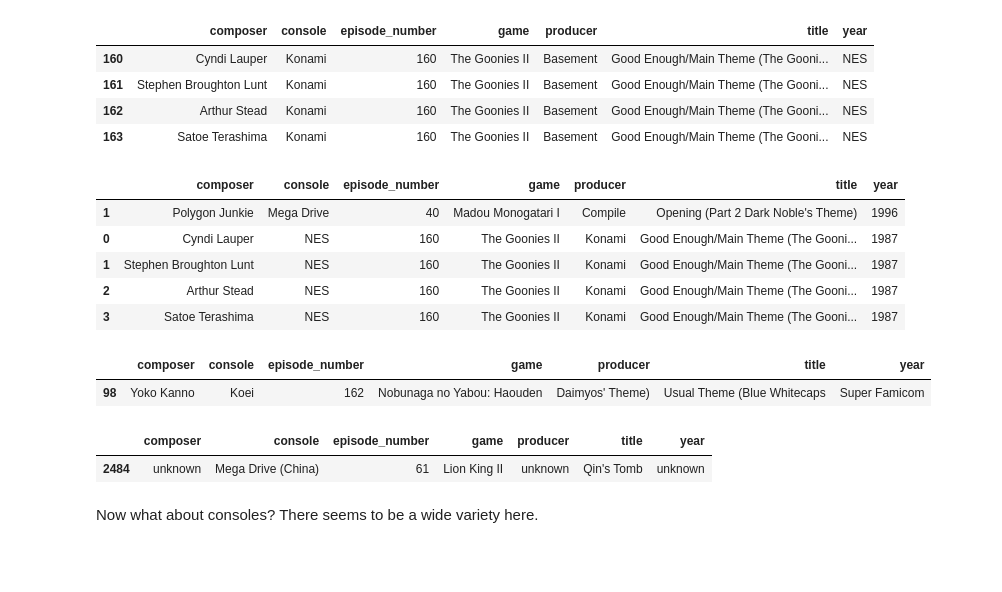
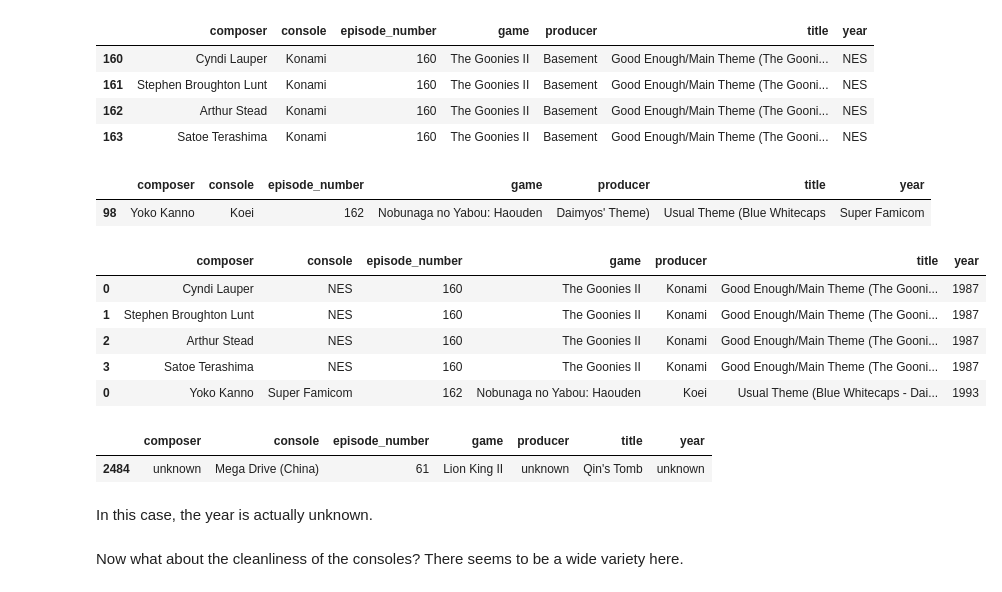
Before and after one commit to sfingram/lmh-analysis, a Jupyter notebook: LMH Analysis.ipynb, the cells around one changed output. Saved outputs shown, nothing was run; the diff lists cells and outputs as text; code cells hidden in the pictures; blank space fills up the shorter version.

Commit message:
Finished cleaning the data.

```diff
--- a/LMH Analysis.ipynb
+++ b/LMH Analysis.ipynb
@@ -273,7 +273,7 @@ HTML(clean_tracks_df[clean_tracks_df['year'].str.lower()=='nes'].to_html())
 | 162 | Arthur Stead | Konami | 160 | The Goonies II | Basement | Good Enough/Main Theme (The Gooni... | NES |
 | 163 | Satoe Terashima | Konami | 160 | The Goonies II | Basement | Good Enough/Main Theme (The Gooni... | NES |
 # %%
-clean_tracks_df = clean_tracks_df[clean_tracks_df['year'].str.lower()!='mega drive']
+clean_tracks_df = clean_tracks_df[clean_tracks_df['year'].str.lower()!='nes']
 goonies_tracks = [{'composer': u'Cyndi Lauper',
                     'console': u'NES',
                     'episode_number': u'160',
@@ -304,20 +304,33 @@ goonies_tracks = [{'composer': u'Cyndi Lauper',
                     'year': u'1987'}]
 clean_tracks_df = pd.concat([clean_tracks_df,pd.DataFrame(goonies_tracks)])
 HTML(clean_tracks_df.tail().to_html())
-# %% [output]
-|  | composer | console | episode_number | game | producer | title | year |
-| 1 | Polygon Junkie | Mega Drive | 40 | Madou Monogatari I | Compile | Opening (Part 2 Dark Noble's Theme) | 1996 |
-| 0 | Cyndi Lauper | NES | 160 | The Goonies II | Konami | Good Enough/Main Theme (The Gooni... | 1987 |
-| 1 | Stephen Broughton Lunt | NES | 160 | The Goonies II | Konami | Good Enough/Main Theme (The Gooni... | 1987 |
-| 2 | Arthur Stead | NES | 160 | The Goonies II | Konami | Good Enough/Main Theme (The Gooni... | 1987 |
-| 3 | Satoe Terashima | NES | 160 | The Goonies II | Konami | Good Enough/Main Theme (The Gooni... | 1987 |
 # %%
 HTML(clean_tracks_df[clean_tracks_df['year'].str.lower()=='super famicom'].to_html())
 # %% [output]
 |  | composer | console | episode_number | game | producer | title | year |
 | 98 | Yoko Kanno | Koei | 162 | Nobunaga no Yabou: Haouden | Daimyos' Theme) | Usual Theme (Blue Whitecaps | Super Famicom |
+# %%
+clean_tracks_df = clean_tracks_df[clean_tracks_df['year'].str.lower()!='super famicom']
+koei_tracks = [{'composer': u'Yoko Kanno',
+                    'console': u'Super Famicom',
+                    'episode_number': u'162',
+                    'game': u'Nobunaga no Yabou: Haouden',
+                    'producer': u'Koei',
+                    'title': u'Usual Theme (Blue Whitecaps - Daimyo\'s Theme)',
+                    'year': u'1993'}]
+clean_tracks_df = pd.concat([clean_tracks_df,pd.DataFrame(koei_tracks)])
+HTML(clean_tracks_df.tail().to_html())
+# %% [output]
+|  | composer | console | episode_number | game | producer | title | year |
+| 0 | Cyndi Lauper | NES | 160 | The Goonies II | Konami | Good Enough/Main Theme (The Gooni... | 1987 |
+| 1 | Stephen Broughton Lunt | NES | 160 | The Goonies II | Konami | Good Enough/Main Theme (The Gooni... | 1987 |
+| 2 | Arthur Stead | NES | 160 | The Goonies II | Konami | Good Enough/Main Theme (The Gooni... | 1987 |
+| 3 | Satoe Terashima | NES | 160 | The Goonies II | Konami | Good Enough/Main Theme (The Gooni... | 1987 |
+| 0 | Yoko Kanno | Super Famicom | 162 | Nobunaga no Yabou: Haouden | Koei | Usual Theme (Blue Whitecaps - Dai... | 1993 |
 # %%
 HTML(clean_tracks_df[clean_tracks_df['year'].str.lower()=='unknown'].to_html())
 # %% [output]
 |  | composer | console | episode_number | game | producer | title | year |
 | 2484 | unknown | Mega Drive (China) | 61 | Lion King II | unknown | Qin's Tomb | unknown |
+# %% [markdown]
+In this case, the year is actually unknown.
@@ -324,5 +339,5 @@ HTML(clean_tracks_df[clean_tracks_df['year'].str.lower()=='unknown'].to_html())
 # %% [markdown]
-Now what about consoles?  There seems to be a wide variety here.
+Now what about the cleanliness of the consoles?  There seems to be a wide variety here.
 # %%
 set(clean_tracks_df.console.str.lower())
 # %% [output]
```
Also changed, not shown: parts of 7 cells of this notebook.
